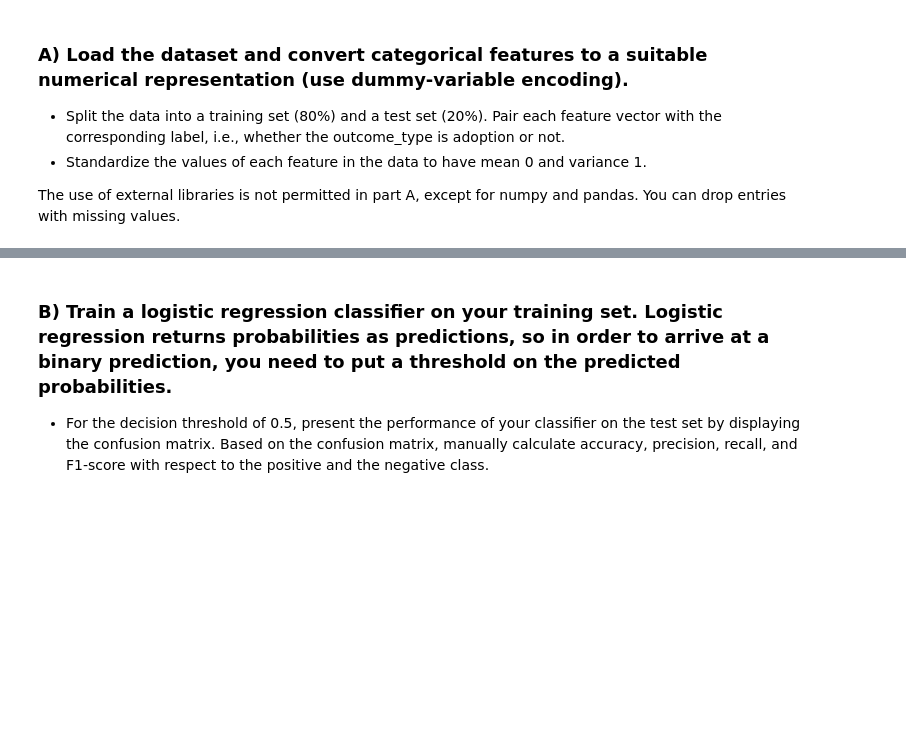
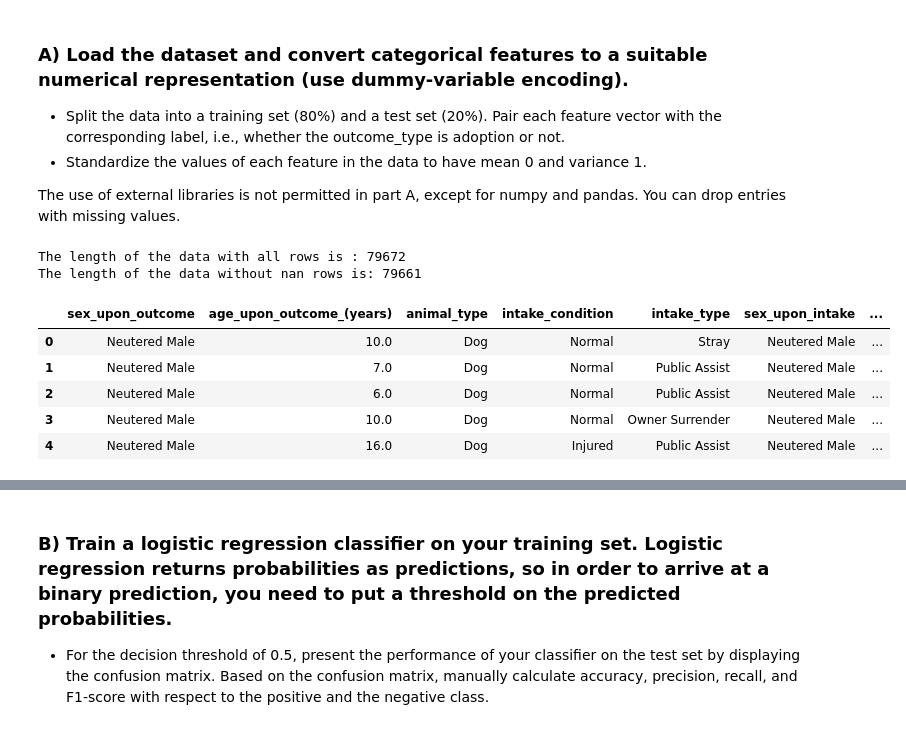
Before and after one commit to floribau/EPFL-ADA-2026, a Jupyter notebook: Exercises/07 - Learning from data - Applied machine learning/AppliedML.ipynb, the cells around one changed output, grey strips where cells are left out. Cells and saved outputs as stored; diff of their text form; code cells hidden in the pictures; blank space fills up the shorter version.

```diff
--- a/Exercises/07 - Learning from data - Applied machine learning/AppliedML.ipynb
+++ b/Exercises/07 - Learning from data - Applied machine learning/AppliedML.ipynb
@@ -40,3 +40,23 @@ columns = ['animal_type', 'intake_year', 'intake_condition', 'intake_number', 'i
           'age_upon_intake_(years)', 'time_in_shelter_days', 'sex_upon_outcome', 'age_upon_outcome_(years)', \
           'outcome_type']
 original_data = pd.read_csv(data_folder+'aac_intakes_outcomes.csv', usecols=columns)
+# %%
+print('The length of the data with all rows is : {}'.format(len(original_data)))
+original_data.dropna(inplace=True)
+print('The length of the data without nan rows is: {}'.format(len(original_data)))
+# %% [output]
+The length of the data with all rows is : 79672
+The length of the data without nan rows is: 79661
+# %%
+data = original_data.copy()
+data['adopted'] = (data['outcome_type'] == 'Adoption').astype(int)
+data.drop(columns='outcome_type', inplace=True)
+
+data.head()
+# %% [output]
+|  | sex_upon_outcome | age_upon_outcome_(years) | animal_type | intake_condition | intake_type | sex_upon_intake | ... |
+| 0 | Neutered Male | 10.0 | Dog | Normal | Stray | Neutered Male | ... |
+| 1 | Neutered Male | 7.0 | Dog | Normal | Public Assist | Neutered Male | ... |
+| 2 | Neutered Male | 6.0 | Dog | Normal | Public Assist | Neutered Male | ... |
+| 3 | Neutered Male | 10.0 | Dog | Normal | Owner Surrender | Neutered Male | ... |
+| 4 | Neutered Male | 16.0 | Dog | Injured | Public Assist | Neutered Male | ... |
```
Also changed, not shown: parts of 14 cells of this notebook.
